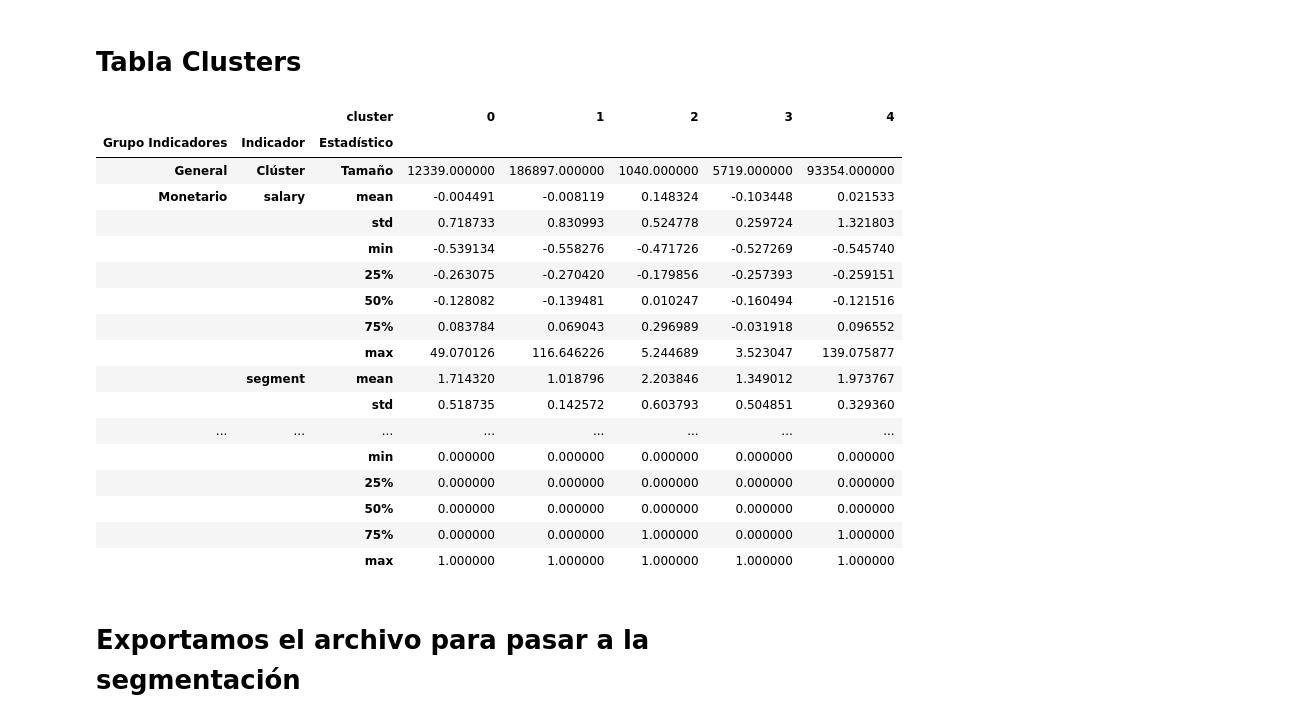
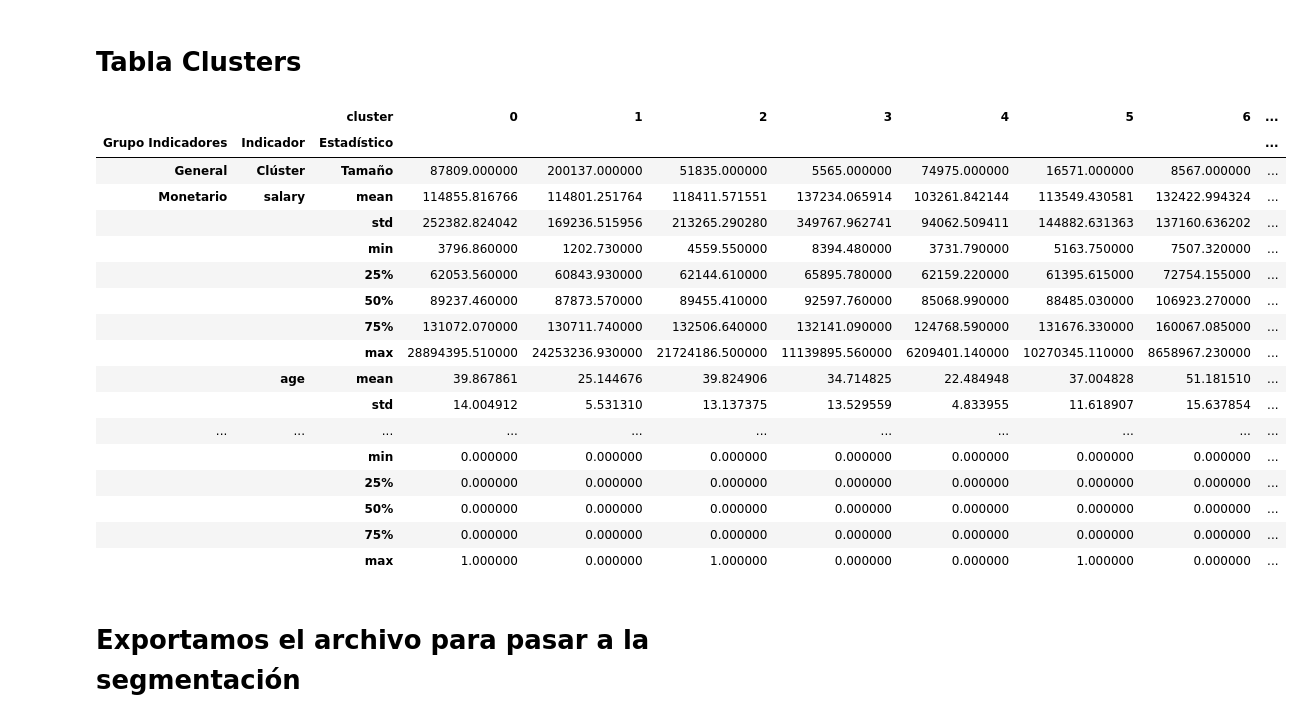
Before and after one commit to Kasoa8/Nuclio_EasyMoney, a Jupyter notebook: Segmentacion.ipynb, the cells around one changed output. Cells and saved outputs as stored; diff of their text form; code cells hidden in the pictures.

Commit message:
Segmentación hecha

```diff
--- a/Segmentacion.ipynb
+++ b/Segmentacion.ipynb
@@ -60,6 +68,6 @@ from sklearn.model_selection import train_test_split
 # %%
 # Ruta al archivo Parquet
-ruta_archivo = "C:/Users/Herre/Desktop/Data/df_encoding.csv"
+ruta_archivo = "C:/Users/Herre/Desktop/TFM/Nuclio_EasyMoney/0_Data/df_encoding.csv"
 # Leer el archivo Parquet
 df_cluster = pd.read_csv(ruta_archivo)
 # %%
@@ -81,7 +89,4 @@ df_cluster
 # %% [markdown]
 # Elbow curve
-# %%
-df_cluster.drop(columns=['pk_partition', 'entry_date'], inplace=True)
-#borro estas dos columnas porque al hacer la Curva del codo me dice que no puedo hacerla si hay columnas (las fechas) que no son numéricas
 # %%
 !pip install scikit-learn
@@ -132,7 +129,7 @@ import seaborn as sns
 scaler = StandardScaler()
 X_scaled = scaler.fit_transform(df_cluster)
 # Perform K-Means clustering
-kmeans = KMeans(n_clusters=5, random_state=42)  # Adjust the number of clusters if needed
+kmeans = KMeans(n_clusters=8, random_state=42)  # Adjust the number of clusters if needed
 df_cluster['cluster'] = kmeans.fit_predict(X_scaled)
 
 # Dimensionality Reduction using PCA
@@ -176,5 +172,0 @@ plt.show()
-# %%
-# Escalamos
-scaler = StandardScaler()
-# Ajustar y transformar la columna "salary"
-df_cluster['salary'] = scaler.fit_transform(df_cluster[['salary']])
@@ -185,69 +218,69 @@ df_cluster['salary'].isnull().sum()
 # %% [markdown]
 # Tabla Clusters
 # %%
-# Verify the column names for the summary
-summary_columns = ["salary", "segment", "em_acount_1", "credit_card_1", "mortgage_1", "loans_1", "age_0-17", "age_18-25", "age_26-35", "age_36-45", "age_46-65"]
+# Definir las columnas relevantes para el clustering
+summary_columns = ["salary", "age", "number_of_products", "loan_amount"]
 
-# Initialize the ficha_df DataFrame
+# Inicializar el DataFrame ficha_df
 ficha_df = pd.DataFrame()
 
-# Generate the summary data
+# Generar los datos resumen para cada columna
 for col in summary_columns:
     resumen_data = df_cluster[["cluster", col]].groupby("cluster").describe().T[1:]
     ficha_df = pd.concat([ficha_df, resumen_data])
 
-# Define the multi-index components
-out_index = ["Monetario"] * 2 + ["Productos"] * 4 + ["Edad"] * 5
+# Definir los componentes del multi-índice
+out_index = ["Monetario"] * 2 + ["Productos"] * 4 + ["Edad"] * 5  # Ajusta esta lista según las columnas seleccionadas
 inner_index = summary_columns
 estadisticos = ["mean", "std", "min", "25%", "50%", "75%", "max"]
 
-# Create the new multi-index
+# Crear el nuevo multi-índice
 new_multi_index = []
 for oi, ii in zip(out_index, inner_index):
     for es in estadisticos:
         new_multi_index.append((oi, ii, es))
 
-# Generate the multi-index
+# Generar el multi-índice
 def generate_multiindex(list_of_tuples, names):
     return pd.MultiIndex.from_tuples(list_of_tuples, names=names)
 
 names = ["Grupo Indicadores", "Indicador", "Estadístico"]
 index_ficha = generate_multiindex(new_multi_index, names)
 
-# Set the multi-index to ficha_df
+# Establecer el multi-índice en ficha_df
 ficha_df.set_index(index_ficha, inplace=True)
 
-# Calculate the size of each cluster
+# Calcular el tamaño de cada cluster
 tamaño_clusters = df_cluster.groupby("cluster").size().to_frame().T
 tamaño_clusters.set_index(generate_multiindex([("General", "Clúster", "Tamaño")], names), inplace=True)
 
-# Concatenate the size data with the ficha_df DataFrame
+# Concatenar los datos de tamaño con el DataFrame ficha_df
 ficha_df = pd.concat([tamaño_clusters, ficha_df])
 
-# Style the DataFrame with a background gradient
+# Estilizar el DataFrame con un gradiente de fondo
 styled_ficha_df = ficha_df.style.background_gradient(cmap='Blues', axis=1)
 
-# Display the styled DataFrame
+# Mostrar el DataFrame estilizado
 styled_ficha_df
 # %% [output]
-|  |  | cluster | 0 | 1 | 2 | 3 | 4 |
-| Grupo Indicadores | Indicador | Estadístico |  |  |  |  |  |
-| General | Clúster | Tamaño | 12339.000000 | 186897.000000 | 1040.000000 | 5719.000000 | 93354.000000 |
-| Monetario | salary | mean | -0.004491 | -0.008119 | 0.148324 | -0.103448 | 0.021533 |
-|  |  | std | 0.718733 | 0.830993 | 0.524778 | 0.259724 | 1.321803 |
-|  |  | min | -0.539134 | -0.558276 | -0.471726 | -0.527269 | -0.545740 |
-|  |  | 25% | -0.263075 | -0.270420 | -0.179856 | -0.257393 | -0.259151 |
-|  |  | 50% | -0.128082 | -0.139481 | 0.010247 | -0.160494 | -0.121516 |
-|  |  | 75% | 0.083784 | 0.069043 | 0.296989 | -0.031918 | 0.096552 |
-|  |  | max | 49.070126 | 116.646226 | 5.244689 | 3.523047 | 139.075877 |
-|  | segment | mean | 1.714320 | 1.018796 | 2.203846 | 1.349012 | 1.973767 |
-|  |  | std | 0.518735 | 0.142572 | 0.603793 | 0.504851 | 0.329360 |
-| ... | ... | ... | ... | ... | ... | ... | ... |
-|  |  | min | 0.000000 | 0.000000 | 0.000000 | 0.000000 | 0.000000 |
-|  |  | 25% | 0.000000 | 0.000000 | 0.000000 | 0.000000 | 0.000000 |
-|  |  | 50% | 0.000000 | 0.000000 | 0.000000 | 0.000000 | 0.000000 |
-|  |  | 75% | 0.000000 | 0.000000 | 1.000000 | 0.000000 | 1.000000 |
-|  |  | max | 1.000000 | 1.000000 | 1.000000 | 1.000000 | 1.000000 |
+|  |  | cluster | 0 | 1 | 2 | 3 | 4 | 5 | 6 | ... |
+| Grupo Indicadores | Indicador | Estadístico |  |  |  |  |  |  |  | ... |
+| General | Clúster | Tamaño | 87809.000000 | 200137.000000 | 51835.000000 | 5565.000000 | 74975.000000 | 16571.000000 | 8567.000000 | ... |
+| Monetario | salary | mean | 114855.816766 | 114801.251764 | 118411.571551 | 137234.065914 | 103261.842144 | 113549.430581 | 132422.994324 | ... |
+|  |  | std | 252382.824042 | 169236.515956 | 213265.290280 | 349767.962741 | 94062.509411 | 144882.631363 | 137160.636202 | ... |
+|  |  | min | 3796.860000 | 1202.730000 | 4559.550000 | 8394.480000 | 3731.790000 | 5163.750000 | 7507.320000 | ... |
+|  |  | 25% | 62053.560000 | 60843.930000 | 62144.610000 | 65895.780000 | 62159.220000 | 61395.615000 | 72754.155000 | ... |
+|  |  | 50% | 89237.460000 | 87873.570000 | 89455.410000 | 92597.760000 | 85068.990000 | 88485.030000 | 106923.270000 | ... |
+|  |  | 75% | 131072.070000 | 130711.740000 | 132506.640000 | 132141.090000 | 124768.590000 | 131676.330000 | 160067.085000 | ... |
+|  |  | max | 28894395.510000 | 24253236.930000 | 21724186.500000 | 11139895.560000 | 6209401.140000 | 10270345.110000 | 8658967.230000 | ... |
+|  | age | mean | 39.867861 | 25.144676 | 39.824906 | 34.714825 | 22.484948 | 37.004828 | 51.181510 | ... |
+|  |  | std | 14.004912 | 5.531310 | 13.137375 | 13.529559 | 4.833955 | 11.618907 | 15.637854 | ... |
+| ... | ... | ... | ... | ... | ... | ... | ... | ... | ... | ... |
+|  |  | min | 0.000000 | 0.000000 | 0.000000 | 0.000000 | 0.000000 | 0.000000 | 0.000000 | ... |
+|  |  | 25% | 0.000000 | 0.000000 | 0.000000 | 0.000000 | 0.000000 | 0.000000 | 0.000000 | ... |
+|  |  | 50% | 0.000000 | 0.000000 | 0.000000 | 0.000000 | 0.000000 | 0.000000 | 0.000000 | ... |
+|  |  | 75% | 0.000000 | 0.000000 | 0.000000 | 0.000000 | 0.000000 | 0.000000 | 0.000000 | ... |
+|  |  | max | 1.000000 | 0.000000 | 1.000000 | 0.000000 | 0.000000 | 1.000000 | 0.000000 | ... |
 # %% [markdown]
 # Exportamos el archivo para pasar a la segmentación
 # %%
```
Also changed, not shown: parts of 11 cells of this notebook, 1 other file.
